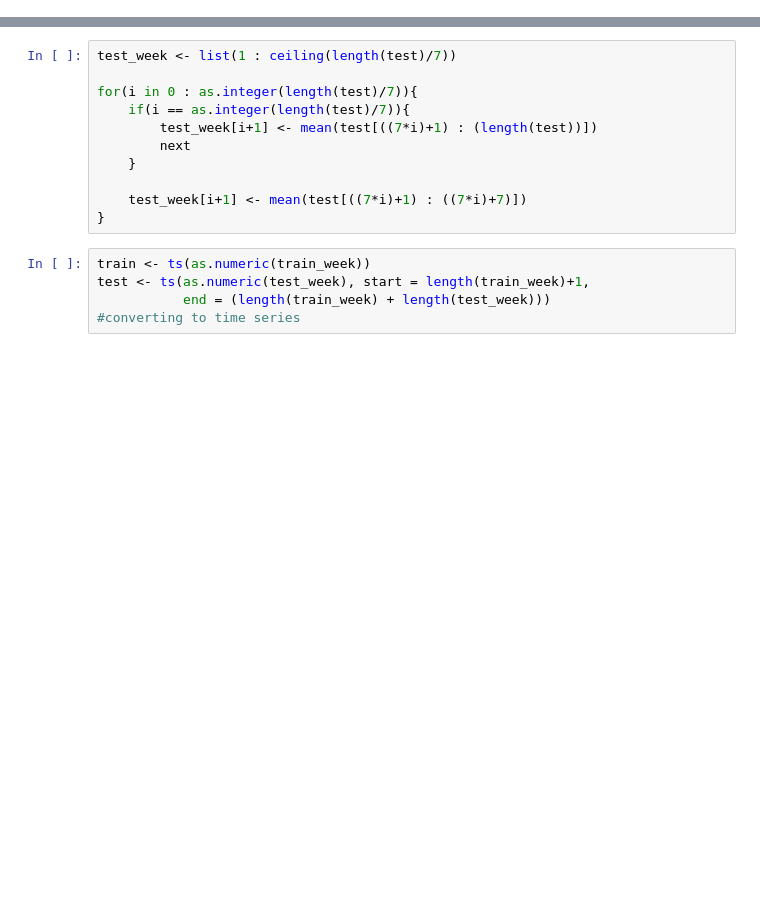
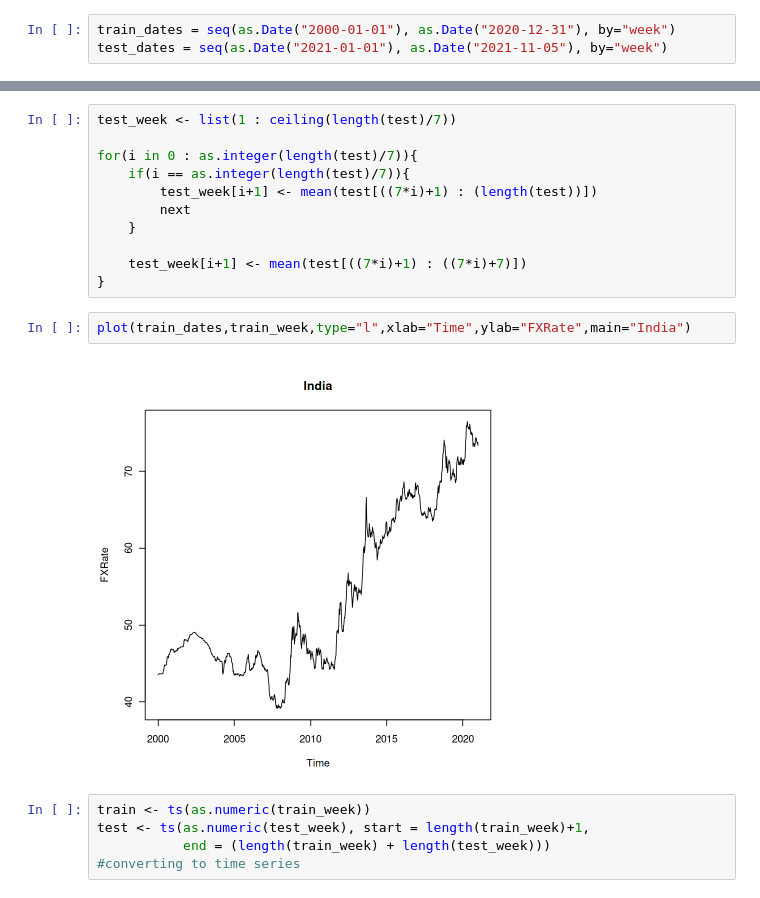
Before and after one commit to siddhartha2001/hybrid-models, a Jupyter notebook: codes/india-ts.ipynb, the cells around one changed output, grey strips where cells are left out. Cells and saved outputs as stored; diff of their text form; blank space fills up the shorter version.

Commit message:
Added notebook containing India's FXRate data analaysis with plots

```diff
--- a/codes/india-ts.ipynb
+++ b/codes/india-ts.ipynb
@@ -97,6 +76,9 @@ lst_val <- as.double(lst_val)
 # %%
 check_date = as.Date("2000-01-01", "%Y-%m-%d")
 start_val = del_data$DEXINUS[length(del_data$DATE)]
+# %%
+train_dates = seq(as.Date("2000-01-01"), as.Date("2020-12-31"), by="week")
+test_dates = seq(as.Date("2021-01-01"), as.Date("2021-11-05"), by="week")
 # %%
 if(check_date != data$DATE[1]){
     num_missing = data$DATE[1] - check_date
@@ -193,6 +154,10 @@ for(i in 0 : as.integer(length(test)/7)){
 
     test_week[i+1] <- mean(test[((7*i)+1) : ((7*i)+7)])
 }
+# %%
+plot(train_dates,train_week,type="l",xlab="Time",ylab="FXRate",main="India")
+# %% [output]
+[figure, added]
 # %%
 train <- ts(as.numeric(train_week))
 test <- ts(as.numeric(test_week), start = length(train_week)+1,
```
Also changed, not shown: parts of 32 cells of this notebook.
